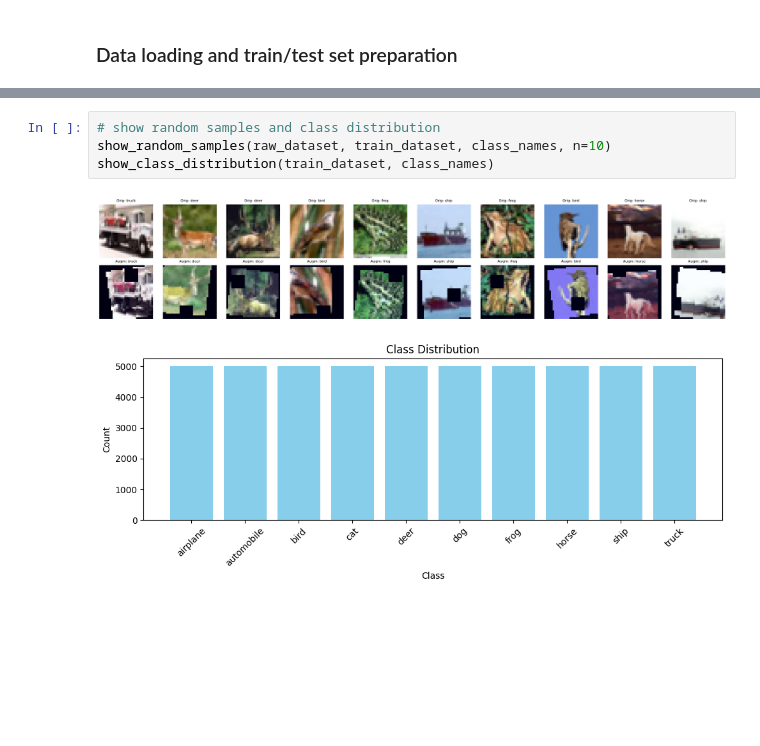
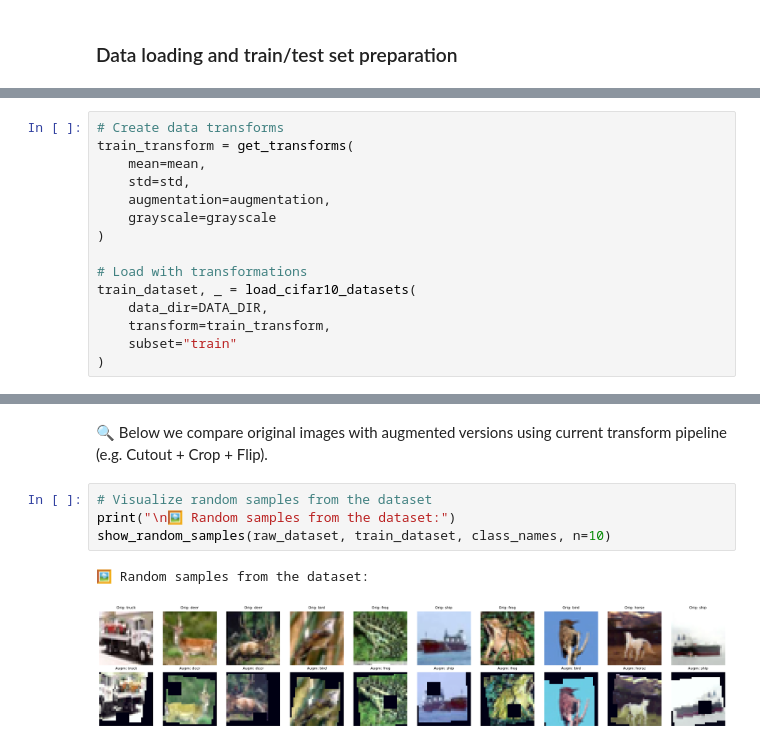
Before and after one commit to ayri77/CIFAR10-Torch-Classifier, a Jupyter notebook: notebooks/train.ipynb, the cells around one changed output, grey strips where cells are left out. Drawn from its saved outputs; the diff is of its cells as text; blank space fills up the shorter version.

```diff
--- a/notebooks/train.ipynb
+++ b/notebooks/train.ipynb
@@ -130,0 +246,15 @@ Files already downloaded and verified
+# %%
+# Create data transforms
+train_transform = get_transforms(
+    mean=mean,
+    std=std,
+    augmentation=augmentation,
+    grayscale=grayscale
+)
+
+# Load with transformations
+train_dataset, _ = load_cifar10_datasets(
+    data_dir=DATA_DIR,
+    transform=train_transform,
+    subset="train"
+)
@@ -131,7 +315,9 @@ Files already downloaded and verified
+# %% [markdown]
+🔍 Below we compare original images with augmented versions using current transform pipeline (e.g. Cutout + Crop + Flip).
 # %%
-# show random samples and class distribution
+# Visualize random samples from the dataset
+print("\n🖼️ Random samples from the dataset:")
 show_random_samples(raw_dataset, train_dataset, class_names, n=10)
-show_class_distribution(train_dataset, class_names)
 # %% [output]
+🖼️ Random samples from the dataset:
-[figure, old version]
+[figure, new version]
-[figure, removed]
```
Also changed, not shown: parts of 42 cells of this notebook, 15 other files.
